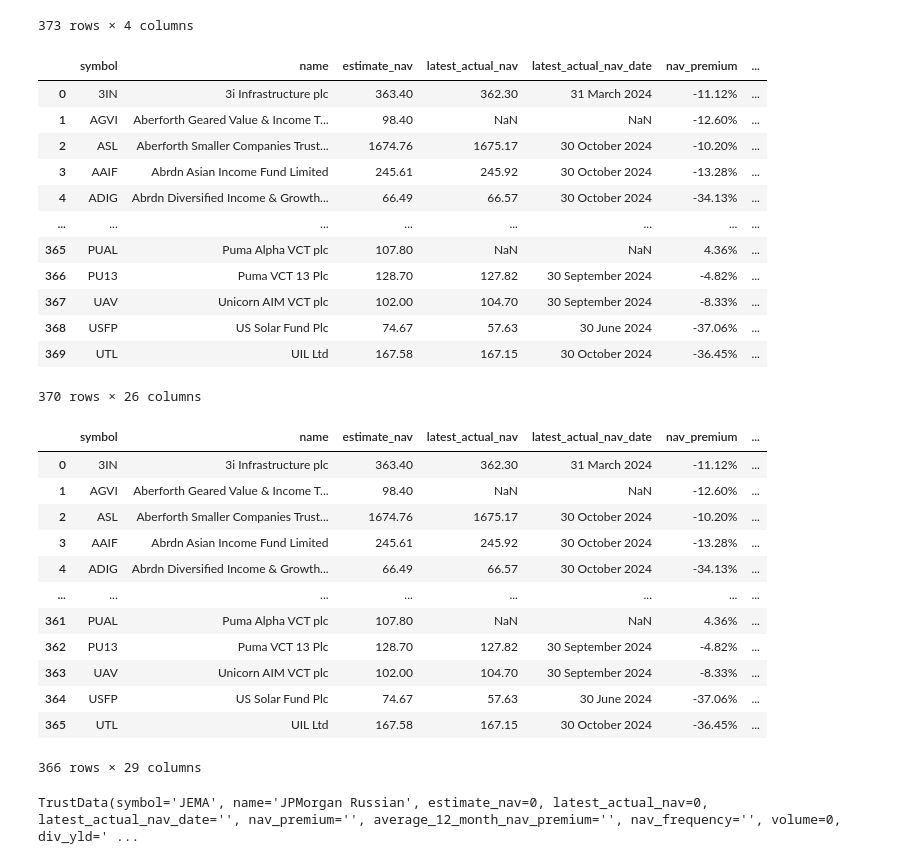
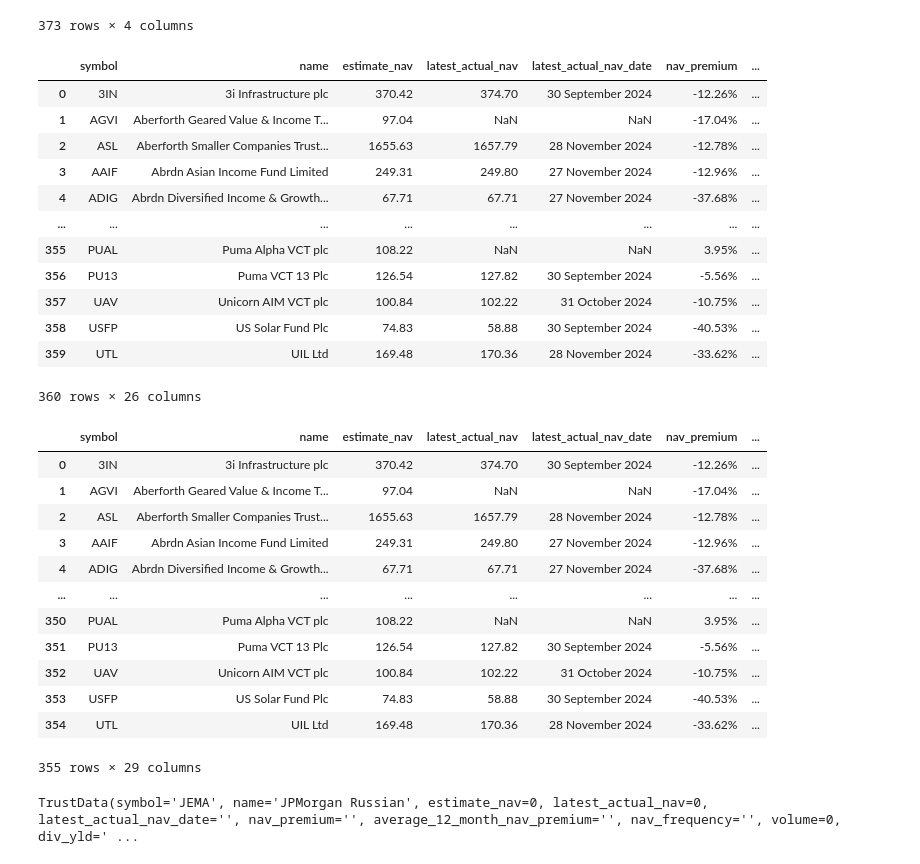
Before and after one commit to CraigCarey/FinanceDump, a Jupyter notebook: scraping/audit.ipynb, the cells around one changed output. Saved outputs shown, nothing was run; the diff lists cells and outputs as text; code cells hidden in the pictures.

Commit message:
Dec trusts

```diff
--- a/scraping/audit.ipynb
+++ b/scraping/audit.ipynb
@@ -25,41 +25,41 @@ audit_df
 | 372 | UTL | False | False |  |
 373 rows × 4 columns
 # %%
-trust_data_df = pd.read_csv('../data/investment_trust_data_241101.csv')
+trust_data_df = pd.read_csv('../data/investment_trust_data_241201.csv')
 trust_data_df = trust_data_df.drop(columns=['Unnamed: 0'], axis=1)
 trust_data_df
 # %% [output]
 |  | symbol | name | estimate_nav | latest_actual_nav | latest_actual_nav_date | nav_premium | ... |
-| 0 | 3IN | 3i Infrastructure plc | 363.40 | 362.30 | 31 March 2024 | -11.12% | ... |
-| 1 | AGVI | Aberforth Geared Value & Income T... | 98.40 | NaN | NaN | -12.60% | ... |
-| 2 | ASL | Aberforth Smaller Companies Trust... | 1674.76 | 1675.17 | 30 October 2024 | -10.20% | ... |
-| 3 | AAIF | Abrdn Asian Income Fund Limited | 245.61 | 245.92 | 30 October 2024 | -13.28% | ... |
-| 4 | ADIG | Abrdn Diversified Income & Growth... | 66.49 | 66.57 | 30 October 2024 | -34.13% | ... |
+| 0 | 3IN | 3i Infrastructure plc | 370.42 | 374.70 | 30 September 2024 | -12.26% | ... |
+| 1 | AGVI | Aberforth Geared Value & Income T... | 97.04 | NaN | NaN | -17.04% | ... |
+| 2 | ASL | Aberforth Smaller Companies Trust... | 1655.63 | 1657.79 | 28 November 2024 | -12.78% | ... |
+| 3 | AAIF | Abrdn Asian Income Fund Limited | 249.31 | 249.80 | 27 November 2024 | -12.96% | ... |
+| 4 | ADIG | Abrdn Diversified Income & Growth... | 67.71 | 67.71 | 27 November 2024 | -37.68% | ... |
 | ... | ... | ... | ... | ... | ... | ... | ... |
-| 365 | PUAL | Puma Alpha VCT plc | 107.80 | NaN | NaN | 4.36% | ... |
-| 366 | PU13 | Puma VCT 13 Plc | 128.70 | 127.82 | 30 September 2024 | -4.82% | ... |
-| 367 | UAV | Unicorn AIM VCT plc | 102.00 | 104.70 | 30 September 2024 | -8.33% | ... |
-| 368 | USFP | US Solar Fund Plc | 74.67 | 57.63 | 30 June 2024 | -37.06% | ... |
-| 369 | UTL | UIL Ltd | 167.58 | 167.15 | 30 October 2024 | -36.45% | ... |
+| 355 | PUAL | Puma Alpha VCT plc | 108.22 | NaN | NaN | 3.95% | ... |
+| 356 | PU13 | Puma VCT 13 Plc | 126.54 | 127.82 | 30 September 2024 | -5.56% | ... |
+| 357 | UAV | Unicorn AIM VCT plc | 100.84 | 102.22 | 31 October 2024 | -10.75% | ... |
+| 358 | USFP | US Solar Fund Plc | 74.83 | 58.88 | 30 September 2024 | -40.53% | ... |
+| 359 | UTL | UIL Ltd | 169.48 | 170.36 | 28 November 2024 | -33.62% | ... |
-370 rows × 26 columns
+360 rows × 26 columns
 # %%
 trusts_with_audit = pd.merge(trust_data_df, audit_df, on='symbol', how='inner')
-trusts_with_audit.to_csv('../data/investment_trust_data_audit_241101.csv')
+trusts_with_audit.to_csv('../data/investment_trust_data_audit_241201.csv')
 trusts_with_audit
 # %% [output]
 |  | symbol | name | estimate_nav | latest_actual_nav | latest_actual_nav_date | nav_premium | ... |
-| 0 | 3IN | 3i Infrastructure plc | 363.40 | 362.30 | 31 March 2024 | -11.12% | ... |
-| 1 | AGVI | Aberforth Geared Value & Income T... | 98.40 | NaN | NaN | -12.60% | ... |
-| 2 | ASL | Aberforth Smaller Companies Trust... | 1674.76 | 1675.17 | 30 October 2024 | -10.20% | ... |
-| 3 | AAIF | Abrdn Asian Income Fund Limited | 245.61 | 245.92 | 30 October 2024 | -13.28% | ... |
-| 4 | ADIG | Abrdn Diversified Income & Growth... | 66.49 | 66.57 | 30 October 2024 | -34.13% | ... |
+| 0 | 3IN | 3i Infrastructure plc | 370.42 | 374.70 | 30 September 2024 | -12.26% | ... |
+| 1 | AGVI | Aberforth Geared Value & Income T... | 97.04 | NaN | NaN | -17.04% | ... |
+| 2 | ASL | Aberforth Smaller Companies Trust... | 1655.63 | 1657.79 | 28 November 2024 | -12.78% | ... |
+| 3 | AAIF | Abrdn Asian Income Fund Limited | 249.31 | 249.80 | 27 November 2024 | -12.96% | ... |
+| 4 | ADIG | Abrdn Diversified Income & Growth... | 67.71 | 67.71 | 27 November 2024 | -37.68% | ... |
 | ... | ... | ... | ... | ... | ... | ... | ... |
-| 361 | PUAL | Puma Alpha VCT plc | 107.80 | NaN | NaN | 4.36% | ... |
-| 362 | PU13 | Puma VCT 13 Plc | 128.70 | 127.82 | 30 September 2024 | -4.82% | ... |
-| 363 | UAV | Unicorn AIM VCT plc | 102.00 | 104.70 | 30 September 2024 | -8.33% | ... |
-| 364 | USFP | US Solar Fund Plc | 74.67 | 57.63 | 30 June 2024 | -37.06% | ... |
-| 365 | UTL | UIL Ltd | 167.58 | 167.15 | 30 October 2024 | -36.45% | ... |
+| 350 | PUAL | Puma Alpha VCT plc | 108.22 | NaN | NaN | 3.95% | ... |
+| 351 | PU13 | Puma VCT 13 Plc | 126.54 | 127.82 | 30 September 2024 | -5.56% | ... |
+| 352 | UAV | Unicorn AIM VCT plc | 100.84 | 102.22 | 31 October 2024 | -10.75% | ... |
+| 353 | USFP | US Solar Fund Plc | 74.83 | 58.88 | 30 September 2024 | -40.53% | ... |
+| 354 | UTL | UIL Ltd | 169.48 | 170.36 | 28 November 2024 | -33.62% | ... |
-366 rows × 29 columns
+355 rows × 29 columns
 # %%
 from get_hl_trust_data import *
 from investment_trust import InvestmentTrust
```
Also changed, not shown: 2 other files.
